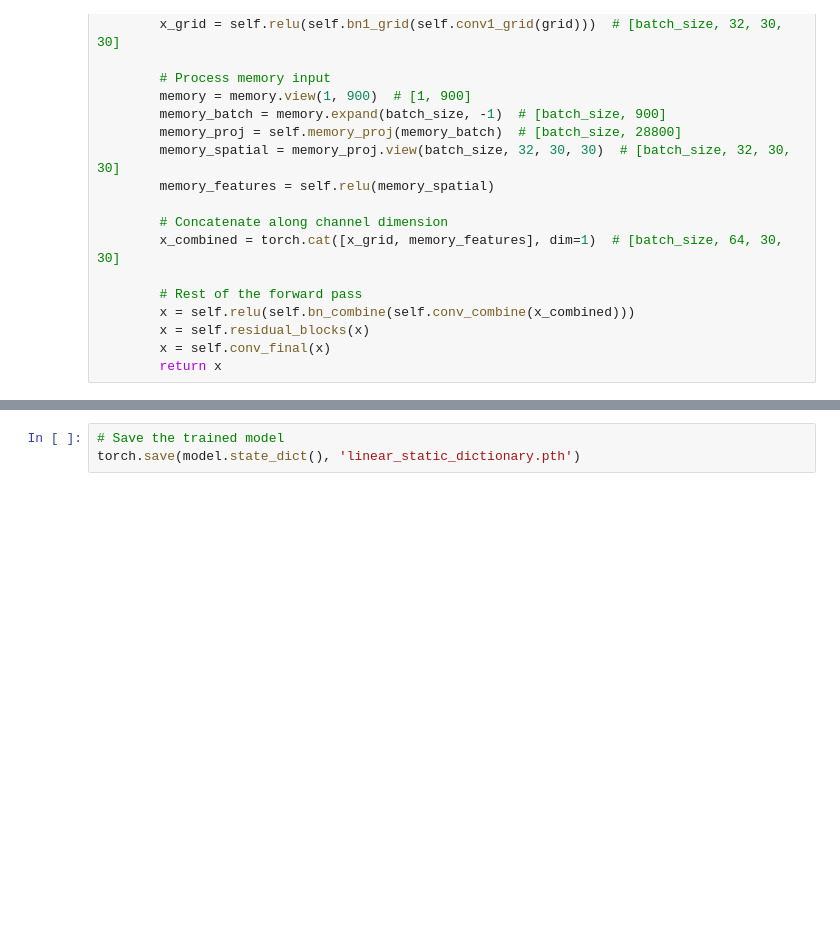
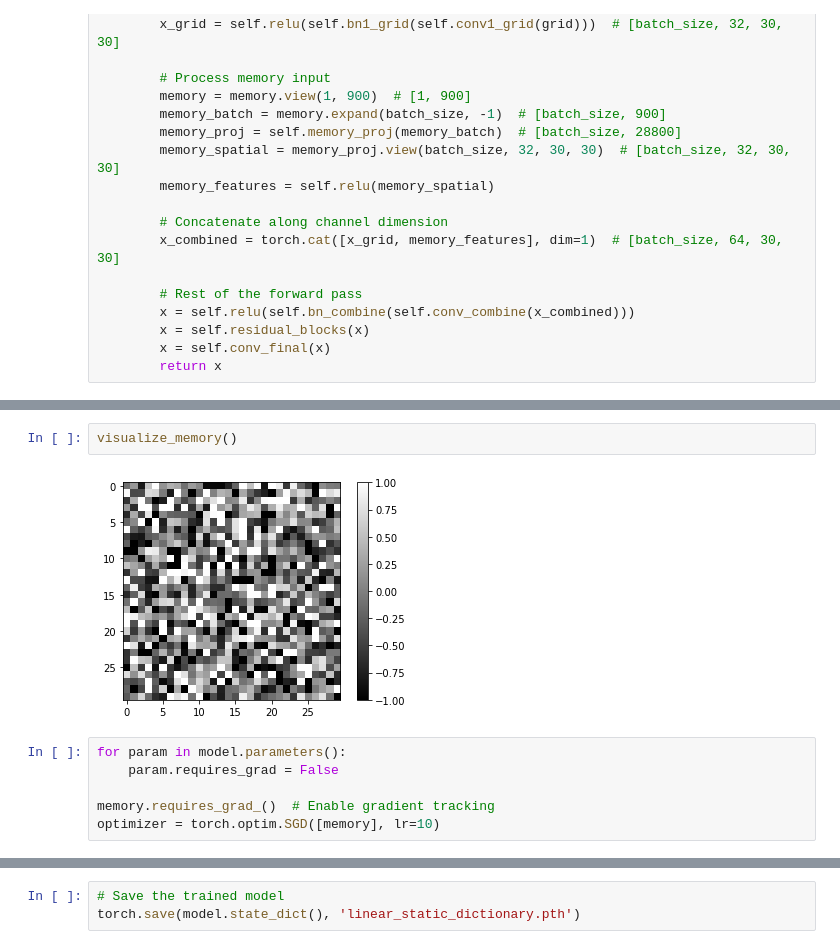
Before and after one commit to brysontang/Linear-Static-Dictionary, a Jupyter notebook: notebooks/LinearStaticDictionary.ipynb, the cells around one changed output, grey strips where cells are left out. Drawn from its saved outputs; the diff is of its cells as text; blank space fills up the shorter version.

```diff
--- a/notebooks/LinearStaticDictionary.ipynb
+++ b/notebooks/LinearStaticDictionary.ipynb
@@ -166,0 +191,10 @@ Epoch [2000/2000], Loss: 0.0000
+# %%
+visualize_memory()
+# %% [output]
+[figure, added]
+# %%
+for param in model.parameters():
+    param.requires_grad = False
+
+memory.requires_grad_()  # Enable gradient tracking
+optimizer = torch.optim.SGD([memory], lr=10)
```
Also changed, not shown: parts of 7 cells of this notebook.
